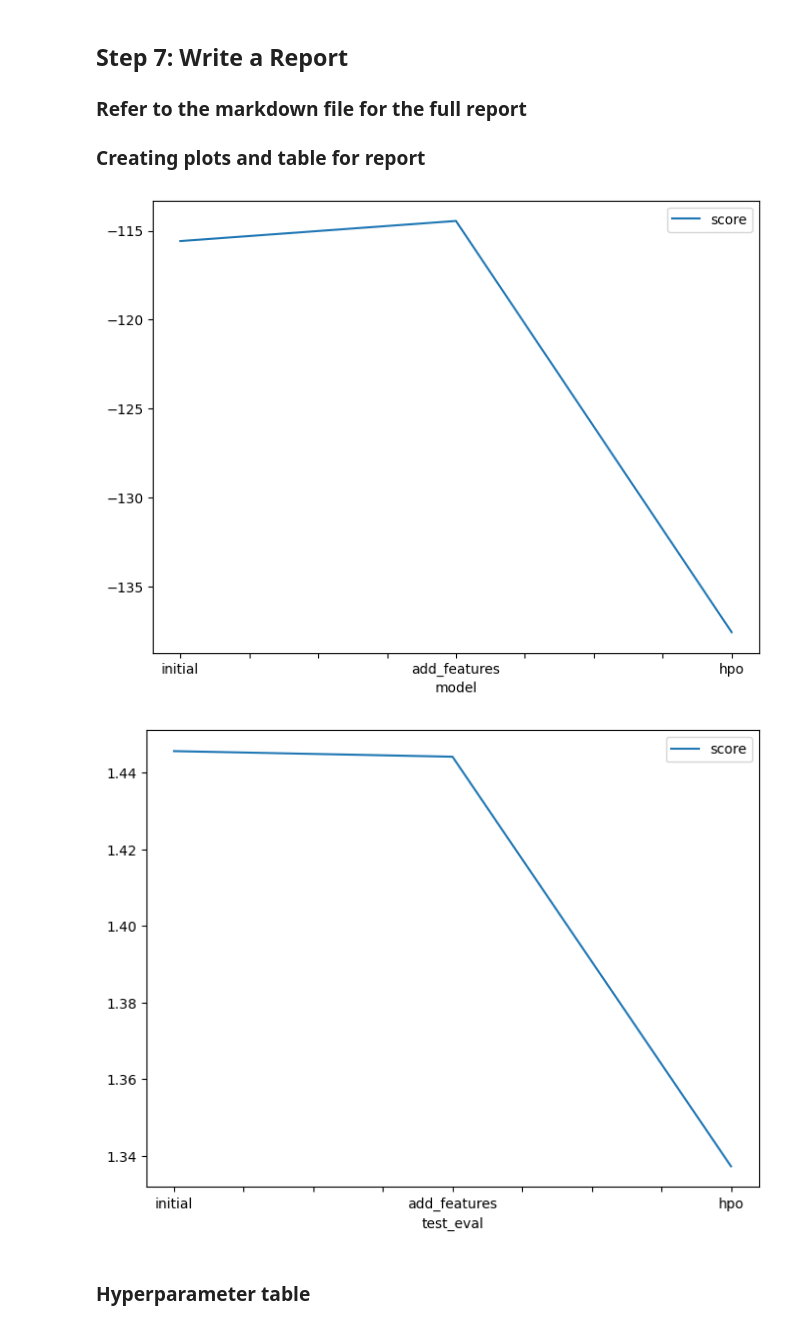
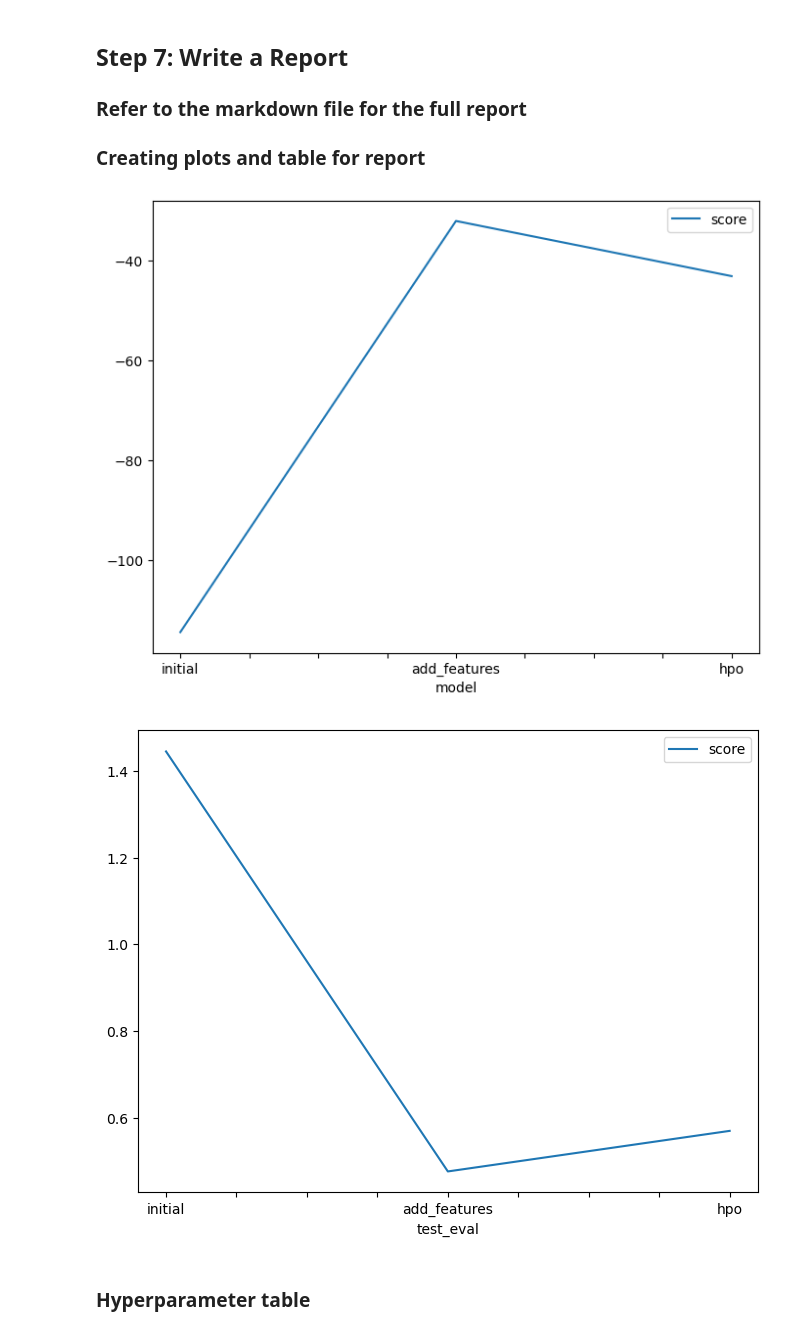
Before and after one commit to JN908/ml-bike-prediction, a Jupyter notebook: project/project-template.ipynb, the cells around one changed output. Drawn from its saved outputs; the diff is of its cells as text; code cells hidden in the pictures.

```diff
--- a/project/project-template.ipynb
+++ b/project/project-template.ipynb
@@ -517,24 +633,24 @@ fig = pd.DataFrame(
     {
         "model": ["initial", "add_features", "hpo"],
         "score": [predictor.leaderboard(silent=True)['score_val'][0],
-        predictor_new_features.leaderboard(silent=True)['score_val'][0],
+        new_feature_predictor.leaderboard(silent=True)['score_val'][0],
         predictor_new_hpo.leaderboard(silent=True)['score_val'][0]]
     }
 ).plot(x="model", y="score", figsize=(8, 6)).get_figure()
-fig.savefig('model_train_score.png')
+fig.savefig('my_model_train_score.png')
 # %% [output]
-[figure, old version]
+[figure, new version]
 # %%
 # Take the 3 kaggle scores and creating a line plot to show improvement
 fig = pd.DataFrame(
     {
         "test_eval": ["initial", "add_features", "hpo"],
-        "score": [1.44560, 1.44414, 1.33722]
+        "score": [1.44545, 0.47577, 0.56944]
     }
 ).plot(x="test_eval", y="score", figsize=(8, 6)).get_figure()
-fig.savefig('model_test_score.png')
+fig.savefig('my_model_test_score.png')
 # %% [output]
-[figure, old version]
+[figure, new version]
 # %% [markdown]
 ### Hyperparameter table
 # %%
```
Also changed, not shown: parts of 29 cells of this notebook, 3 other files.
